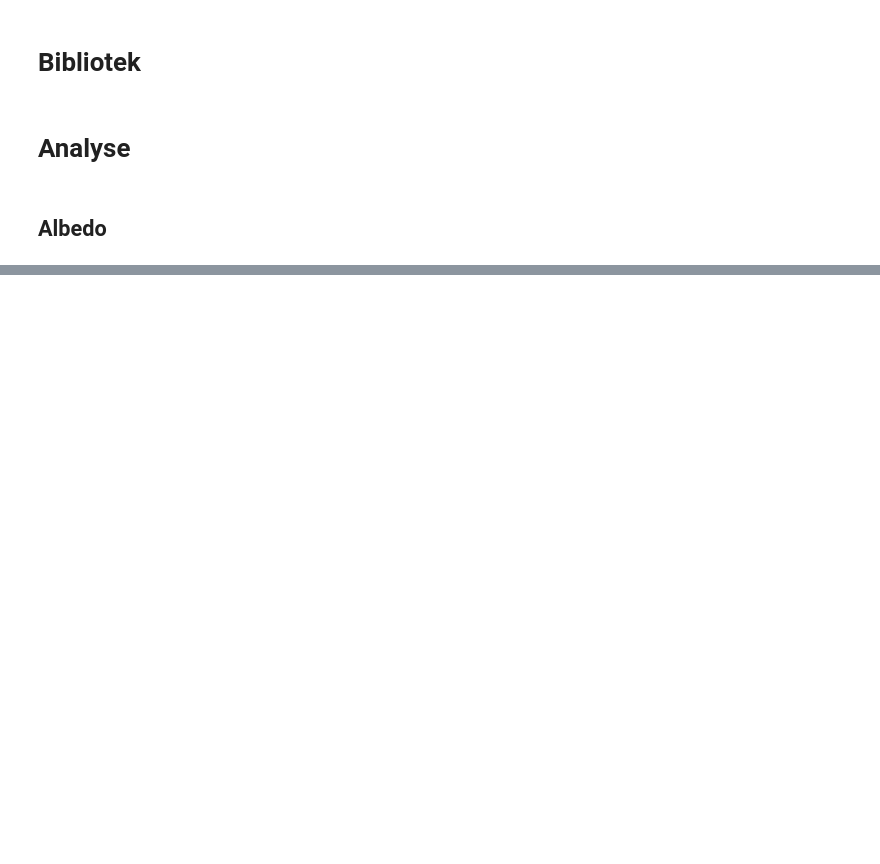
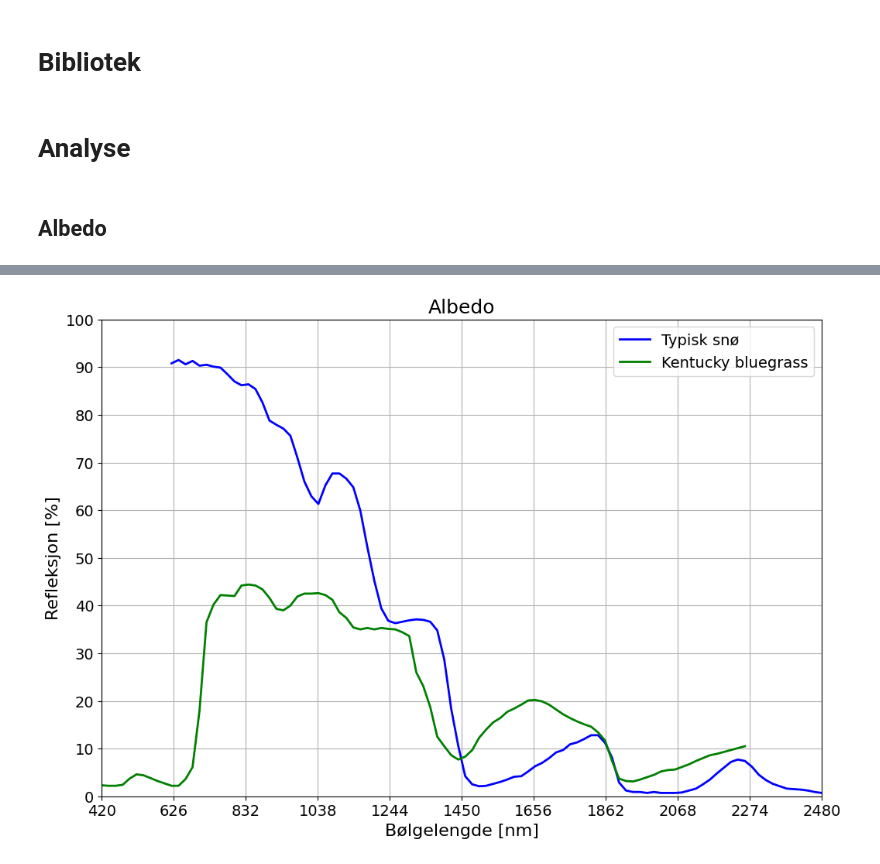
Before and after one commit to SkaugJr/FY3201-AtmFys, a Jupyter notebook: Miniprosjekt3/Analyse.ipynb, the cells around one changed output, grey strips where cells are left out. Cells and saved outputs as stored; diff of their text form; code cells hidden in the pictures; blank space fills up the shorter version.

```diff
--- a/Miniprosjekt3/Analyse.ipynb
+++ b/Miniprosjekt3/Analyse.ipynb
@@ -41,0 +43,23 @@ plt.show()
+# %%
+typ_snow = np.loadtxt('Data/Albedo/typ_snow.dat')
+blue_gras = np.loadtxt('Data/Albedo/blue_gras.dat')
+
+plt.figure(figsize=(12, 8))
+plt.plot(typ_snow[:,0], typ_snow[:,1]*100, color='blue',label='Typisk snø', linewidth=2)
+plt.plot(blue_gras[:,0], blue_gras[:,1]*100, color='green',label='Kentucky bluegrass', linewidth=2)
+plt.legend(fontsize=14, loc='upper right')
+
+plt.xlabel('Bølgelengde [nm]',fontsize=16)
+plt.ylabel('Refleksjon [%]',fontsize=16)
+plt.title('Albedo',fontsize=18)
+
+plt.xlim(420, 2480)
+plt.ylim(0, 100)
+
+plt.xticks(np.arange(420, 2480+1, 206), fontsize=14)
+plt.yticks(np.arange(0, 100+1, 10), fontsize=14)
+plt.grid()
+
+plt.show()
+# %% [output]
+[figure, added]
```
Also changed, not shown: parts of 3 cells of this notebook, 4 other files.
